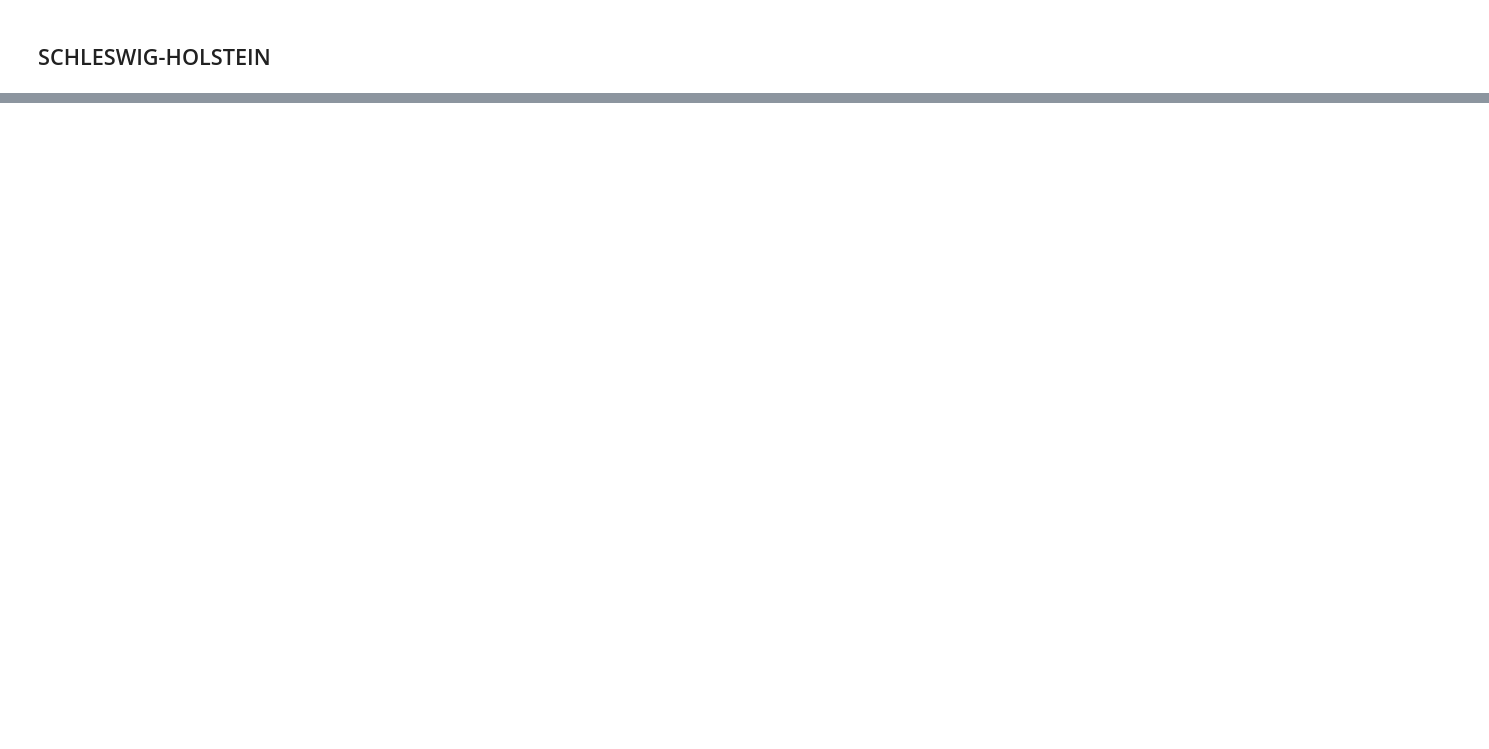
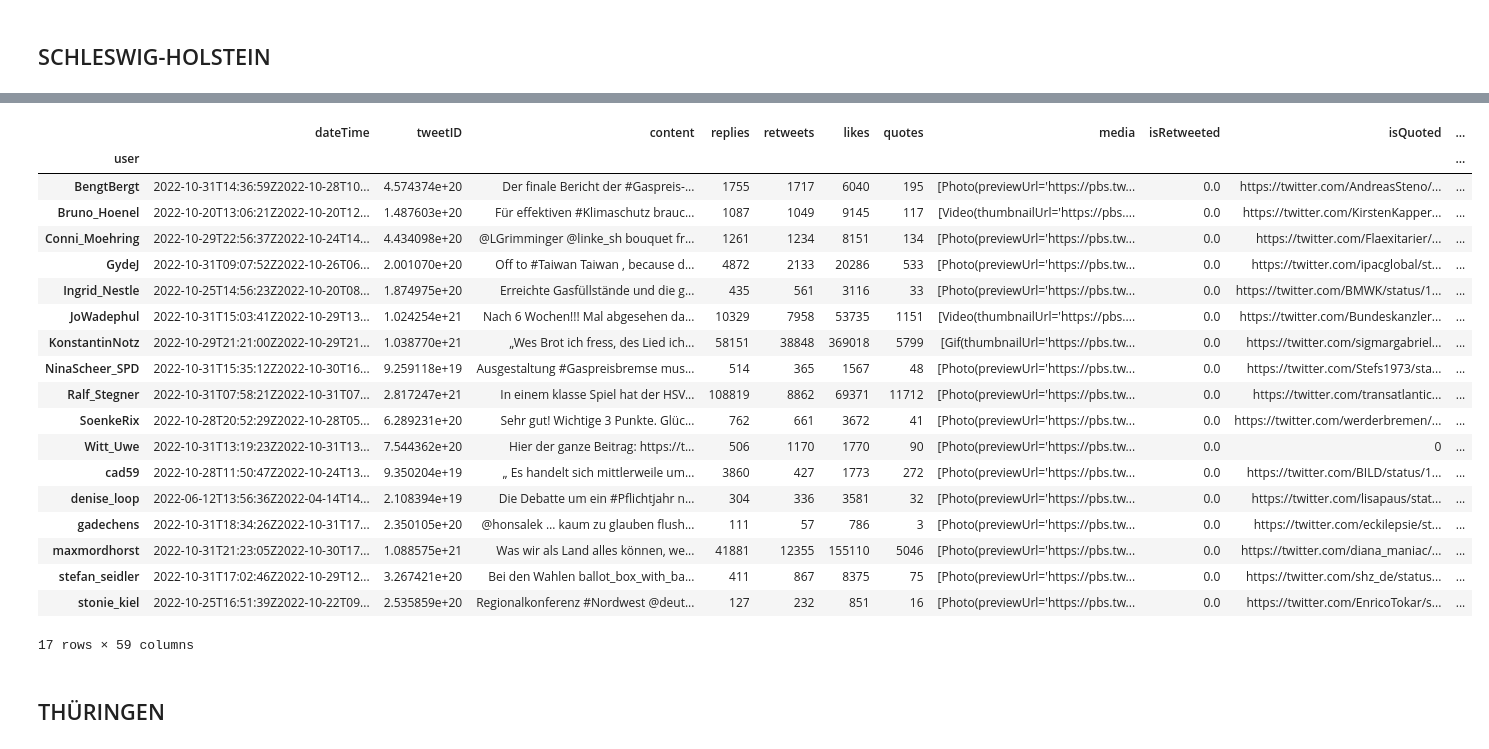
Before and after one commit to FWisniewski44/polResp-css, a Jupyter notebook: 036_politikerLaender.ipynb, the cells around one changed output, grey strips where cells are left out. Cells and saved outputs as stored; diff of their text form; code cells hidden in the pictures; blank space fills up the shorter version.

```diff
--- a/036_politikerLaender.ipynb
+++ b/036_politikerLaender.ipynb
@@ -1384,6 +1310,6 @@ words_df = pd.DataFrame(matrix.toarray(), columns = vectorizer.get_feature_names
 # %%
 # Group the terms by category, then loop through each category
-for category_name, rows in termsPolRlp.groupby('category'):
+for category_name, rows in termsThemenliste.groupby('category'):
     # Convert the terms for that category into a simple list
     # for example, ['student', 'educ', 'teacher']
     terms = list(rows['term'])
@@ -1393,7 +1319,7 @@ for category_name, rows in termsPolRlp.groupby('category'):
     # .any(axis=1) -> prüfen, ob irgendeines von den wörtern != 0
     # .astype(int) macht aus True bzw. False einen binären atomic vector
     # df[category_name] -> wird dann zu dem jeweiligen df als variable "category_name" zugewiesen
-    polRlp[category_name] = words_df[terms].any(axis=1).astype(int)
+    polRlp[category_name] = words_df_rheinland[terms].any(axis=1).astype(int)
     #politiker[category_name] = politiker[category_name].fillna(0)
     #politiker[category_name] = politiker[category_name].astype(int)
 #     digitale[category_name] = digitale[category_name].astype('Int64', errors='ignore')
@@ -1833,19 +1671,11 @@ termsPolSachAn
 # %%
-# Take the 'term' column from our list of terms
-termlistPolSachAn = list(set(termsPolSachAn.term))
-
-# binary=True only does 0/1
-# vocabulary= is the list of words we're interested in tracking
-vectorizer = TfidfVectorizer(binary=False, vocabulary = termlistPolSachAn)
-
-matrix = vectorizer.fit_transform(polSachsenAnhalt.text.astype('U'), )
-
-words_df = pd.DataFrame(matrix.toarray(), columns = vectorizer.get_feature_names_out())
+matrixSachsenAnhalt = vectorizer.fit_transform(polSachsenAnhalt.text.astype('U'), )
+words_df_sachsenAnhalt = pd.DataFrame(matrixSachsenAnhalt.toarray(), columns = vectorizer.get_feature_names_out())
 
 #########################################################
 
 # Group the terms by category, then loop through each category
-for category_name, rows in termsPolSachAn.groupby('category'):
+for category_name, rows in termsThemenliste.groupby('category'):
     # Convert the terms for that category into a simple list
     # for example, ['student', 'educ', 'teacher']
     terms = list(rows['term'])
@@ -1855,7 +1685,7 @@ for category_name, rows in termsPolSachAn.groupby('category'):
     # .any(axis=1) -> prüfen, ob irgendeines von den wörtern != 0
     # .astype(int) macht aus True bzw. False einen binären atomic vector
     # df[category_name] -> wird dann zu dem jeweiligen df als variable "category_name" zugewiesen
-    polSachsenAnhalt[category_name] = words_df[terms].any(axis=1).astype(int)
+    polSachsenAnhalt[category_name] = words_df_sachsenAnhalt[terms].any(axis=1).astype(int)
     #politiker[category_name] = politiker[category_name].fillna(0)
     #politiker[category_name] = politiker[category_name].astype(int)
     #digitale[category_name] = digitale[category_name].astype('Int64', errors='ignore')
@@ -1975,0 +1806,21 @@ categPolSchleswig = {
+# %%
+matrixSchleswig = vectorizer.fit_transform(polSchleswig.text.astype('U'), )
+words_df_schleswig = pd.DataFrame(matrixSchleswig.toarray(), columns = vectorizer.get_feature_names_out())
+
+#########################################################
+
+# Group the terms by category, then loop through each category
+for category_name, rows in termsThemenliste.groupby('category'):
+    # Convert the terms for that category into a simple list
+    # for example, ['student', 'educ', 'teacher']
+    terms = list(rows['term'])
+    print(f"Topic: {category_name} \nWorte: {terms} \n")
+
+    # words_df[terms]  -> die einzelnen bestandteile der categories (also die wörter der topics)
+    # .any(axis=1) -> prüfen, ob irgendeines von den wörtern != 0
+    # .astype(int) macht aus True bzw. False einen binären atomic vector
+    # df[category_name] -> wird dann zu dem jeweiligen df als variable "category_name" zugewiesen
+    polSchleswig[category_name] = words_df_schleswig[terms].any(axis=1).astype(int)
+    #politiker[category_name] = politiker[category_name].fillna(0)
+    #politiker[category_name] = politiker[category_name].astype(int)
+    #digitale[category_name] = digitale[category_name].astype('Int64', errors='ignore')
@@ -1975,0 +1867,23 @@ categPolSchleswig = {
+# %%
+polSchleswig.groupby('user', ).sum()
+# %% [output]
+|  | dateTime | tweetID | content | replies | retweets | likes | quotes | media | isRetweeted | isQuoted | ... |
+| user |  |  |  |  |  |  |  |  |  |  | ... |
+| BengtBergt | 2022-10-31T14:36:59Z2022-10-28T10... | 4.574374e+20 | Der finale Bericht der #Gaspreis-... | 1755 | 1717 | 6040 | 195 | [Photo(previewUrl='https://pbs.tw... | 0.0 | https://twitter.com/AndreasSteno/... | ... |
+| Bruno_Hoenel | 2022-10-20T13:06:21Z2022-10-20T12... | 1.487603e+20 | Für effektiven #Klimaschutz brauc... | 1087 | 1049 | 9145 | 117 | [Video(thumbnailUrl='https://pbs.... | 0.0 | https://twitter.com/KirstenKapper... | ... |
+| Conni_Moehring | 2022-10-29T22:56:37Z2022-10-24T14... | 4.434098e+20 | @LGrimminger @linke_sh bouquet fr... | 1261 | 1234 | 8151 | 134 | [Photo(previewUrl='https://pbs.tw... | 0.0 | https://twitter.com/Flaexitarier/... | ... |
+| GydeJ | 2022-10-31T09:07:52Z2022-10-26T06... | 2.001070e+20 | Off to #Taiwan Taiwan , because d... | 4872 | 2133 | 20286 | 533 | [Photo(previewUrl='https://pbs.tw... | 0.0 | https://twitter.com/ipacglobal/st... | ... |
+| Ingrid_Nestle | 2022-10-25T14:56:23Z2022-10-20T08... | 1.874975e+20 | Erreichte Gasfüllstände und die g... | 435 | 561 | 3116 | 33 | [Photo(previewUrl='https://pbs.tw... | 0.0 | https://twitter.com/BMWK/status/1... | ... |
+| JoWadephul | 2022-10-31T15:03:41Z2022-10-29T13... | 1.024254e+21 | Nach 6 Wochen!!! Mal abgesehen da... | 10329 | 7958 | 53735 | 1151 | [Video(thumbnailUrl='https://pbs.... | 0.0 | https://twitter.com/Bundeskanzler... | ... |
+| KonstantinNotz | 2022-10-29T21:21:00Z2022-10-29T21... | 1.038770e+21 | „Wes Brot ich fress, des Lied ich... | 58151 | 38848 | 369018 | 5799 | [Gif(thumbnailUrl='https://pbs.tw... | 0.0 | https://twitter.com/sigmargabriel... | ... |
+| NinaScheer_SPD | 2022-10-31T15:35:12Z2022-10-30T16... | 9.259118e+19 | Ausgestaltung #Gaspreisbremse mus... | 514 | 365 | 1567 | 48 | [Photo(previewUrl='https://pbs.tw... | 0.0 | https://twitter.com/Stefs1973/sta... | ... |
+| Ralf_Stegner | 2022-10-31T07:58:21Z2022-10-31T07... | 2.817247e+21 | In einem klasse Spiel hat der HSV... | 108819 | 8862 | 69371 | 11712 | [Photo(previewUrl='https://pbs.tw... | 0.0 | https://twitter.com/transatlantic... | ... |
+| SoenkeRix | 2022-10-28T20:52:29Z2022-10-28T05... | 6.289231e+20 | Sehr gut! Wichtige 3 Punkte. Glüc... | 762 | 661 | 3672 | 41 | [Photo(previewUrl='https://pbs.tw... | 0.0 | https://twitter.com/werderbremen/... | ... |
+| Witt_Uwe | 2022-10-31T13:19:23Z2022-10-31T13... | 7.544362e+20 | Hier der ganze Beitrag: https://t... | 506 | 1170 | 1770 | 90 | [Photo(previewUrl='https://pbs.tw... | 0.0 | 0 | ... |
+| cad59 | 2022-10-28T11:50:47Z2022-10-24T13... | 9.350204e+19 | „ Es handelt sich mittlerweile um... | 3860 | 427 | 1773 | 272 | [Photo(previewUrl='https://pbs.tw... | 0.0 | https://twitter.com/BILD/status/1... | ... |
+| denise_loop | 2022-06-12T13:56:36Z2022-04-14T14... | 2.108394e+19 | Die Debatte um ein #Pflichtjahr n... | 304 | 336 | 3581 | 32 | [Photo(previewUrl='https://pbs.tw... | 0.0 | https://twitter.com/lisapaus/stat... | ... |
+| gadechens | 2022-10-31T18:34:26Z2022-10-31T17... | 2.350105e+20 | @honsalek … kaum zu glauben flush... | 111 | 57 | 786 | 3 | [Photo(previewUrl='https://pbs.tw... | 0.0 | https://twitter.com/eckilepsie/st... | ... |
+| maxmordhorst | 2022-10-31T21:23:05Z2022-10-30T17... | 1.088575e+21 | Was wir als Land alles können, we... | 41881 | 12355 | 155110 | 5046 | [Photo(previewUrl='https://pbs.tw... | 0.0 | https://twitter.com/diana_maniac/... | ... |
+| stefan_seidler | 2022-10-31T17:02:46Z2022-10-29T12... | 3.267421e+20 | Bei den Wahlen ballot_box_with_ba... | 411 | 867 | 8375 | 75 | [Photo(previewUrl='https://pbs.tw... | 0.0 | https://twitter.com/shz_de/status... | ... |
+| stonie_kiel | 2022-10-25T16:51:39Z2022-10-22T09... | 2.535859e+20 | Regionalkonferenz #Nordwest @deut... | 127 | 232 | 851 | 16 | [Photo(previewUrl='https://pbs.tw... | 0.0 | https://twitter.com/EnricoTokar/s... | ... |
+17 rows × 59 columns
@@ -1975,0 +1893,2 @@ categPolSchleswig = {
+# %% [markdown]
+## THÜRINGEN
```
Also changed, not shown: parts of 74 cells of this notebook, 4 other files.
